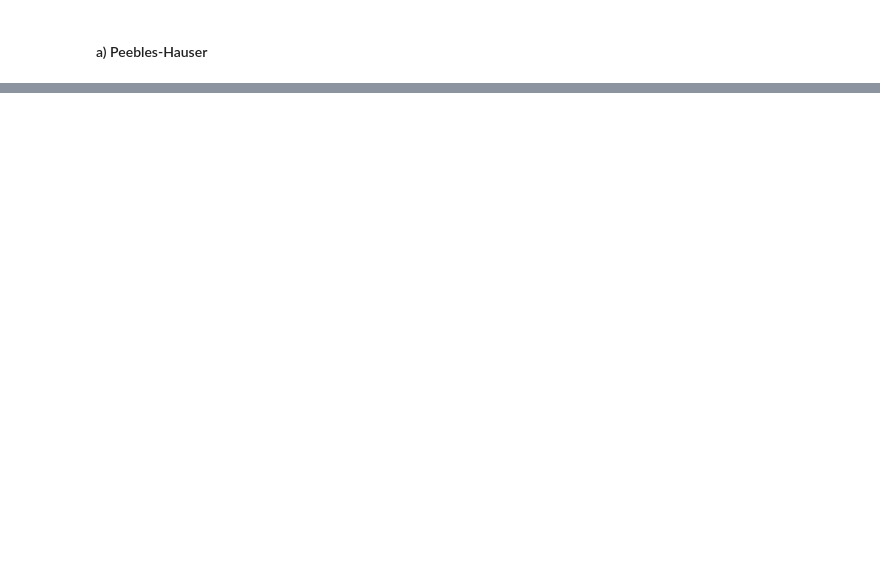
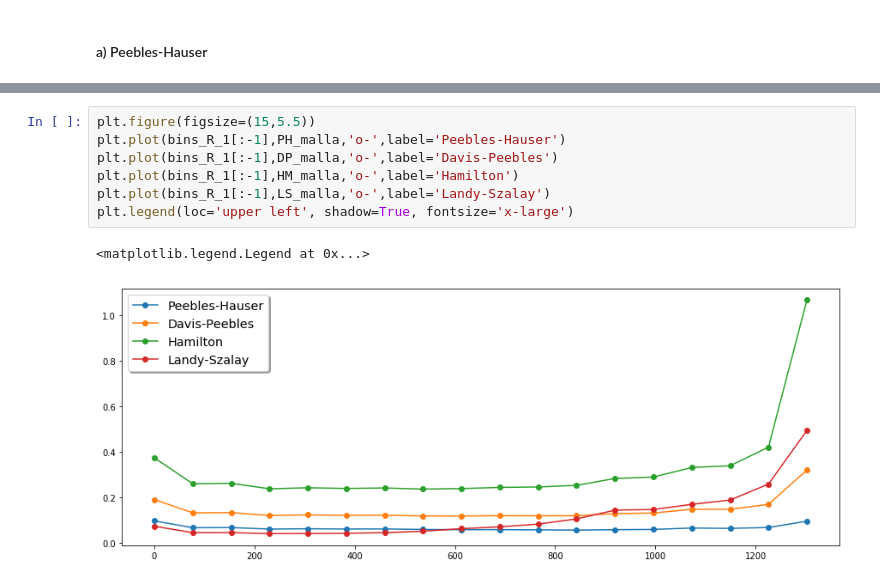
Before and after one commit to CosmoStats/cosmostats2018-Oscar2401, a Jupyter notebook: 2daParte/Ejercicio2/parte_3.ipynb, the cells around one changed output, grey strips where cells are left out. Saved outputs shown, nothing was run; the diff lists cells and outputs as text; blank space fills up the shorter version.

```diff
--- a/2daParte/Ejercicio2/parte_3.ipynb
+++ b/2daParte/Ejercicio2/parte_3.ipynb
@@ -208,0 +229,10 @@ plt.plot(bins_R_1[:-1],PH_1)
+# %%
+plt.figure(figsize=(15,5.5))
+plt.plot(bins_R_1[:-1],PH_malla,'o-',label='Peebles-Hauser')
+plt.plot(bins_R_1[:-1],DP_malla,'o-',label='Davis-Peebles')
+plt.plot(bins_R_1[:-1],HM_malla,'o-',label='Hamilton')
+plt.plot(bins_R_1[:-1],LS_malla,'o-',label='Landy-Szalay')
+plt.legend(loc='upper left', shadow=True, fontsize='x-large')
+# %% [output]
+<matplotlib.legend.Legend at 0x...>
+[figure, added]
```
Also changed, not shown: parts of 56 cells of this notebook, 8 other files.
